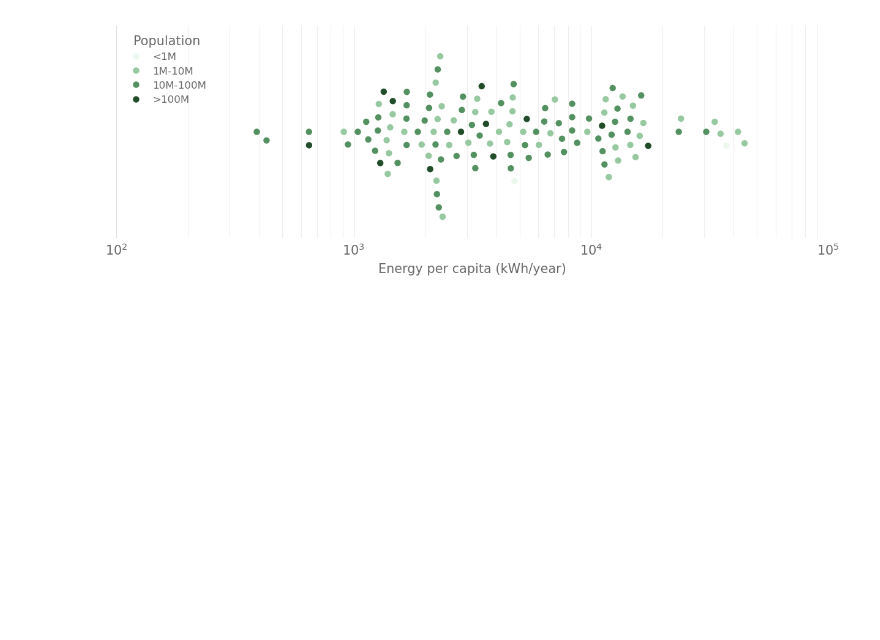
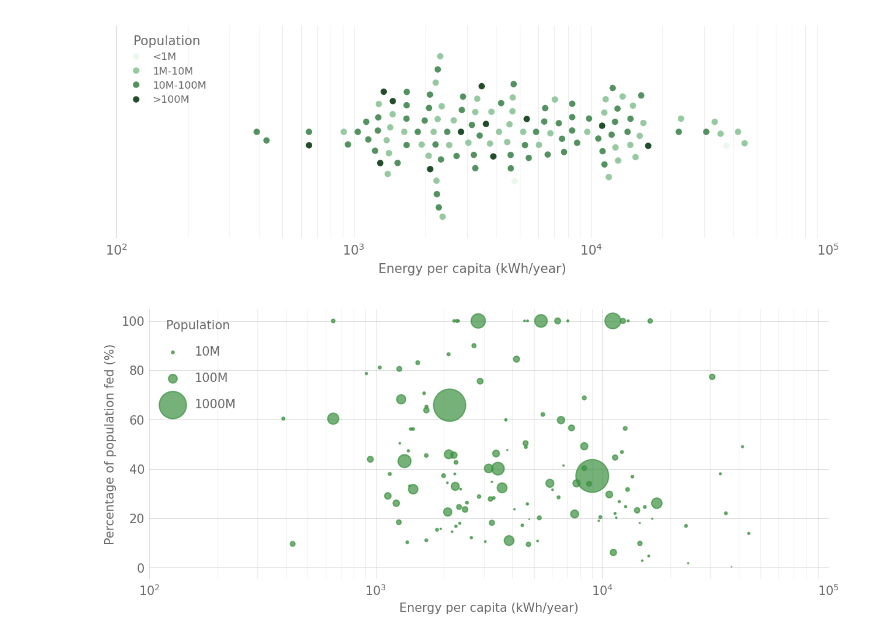
Before and after one commit to allfed/Renewables-Nuclear-Winter, a Jupyter notebook: scripts/Available-energy.ipynb, the cells around one changed output. Cells and saved outputs as stored; diff of their text form; code cells hidden in the pictures; blank space fills up the shorter version.

Commit message:
second version energy per capita plot

```diff
--- a/scripts/Available-energy.ipynb
+++ b/scripts/Available-energy.ipynb
@@ -49,4 +49,10 @@ for year in [1]:
     )
+# %%
+dfkeep["population_category"] = pd.cut(
+    dfkeep["population"] * 1e6,
+    bins=[0, 1e6, 1e7, 1e8, 1e9],
+    labels=["<1M", "1M-10M", "10M-100M", ">100M"],
+)
 # %%
 # drop nan country
 dfkeep = dfkeep.dropna(subset=["country"])
@@ -54,6 +60,9 @@ dfkeep = dfkeep.dropna(subset=["country"])
 # drop countries with no baseline power data or zero
 dfkeep = dfkeep.dropna(subset=["total_power_baseline_GW"])
 dfkeep = dfkeep[dfkeep["total_power_baseline_GW"] > 0]
+# %%
+# pct_fed cannot be >100, force to 100
+dfkeep["pct_fed"] = np.minimum(dfkeep["pct_fed"], 100)
 # %%
 # Filter the DataFrame df to select only the columns that start with 'energy_per_capita_kWh_year'
 df_energy = dfkeep.filter(like="energy_per_capita_kWh_year")
@@ -149,3 +155,43 @@ for handle, label in zip(legend.legendHandles, legend.get_texts()):
     label.set_position((new_x, orig_pos[1]))
 # %% [output]
 [figure]
+# %%
+dfkeep["sizes"] = np.sqrt(df["population"] * 1000)
+# %%
+plt.scatter(
+    dfkeep["energy_per_capita_kWh_year1"],
+    dfkeep["pct_fed"],
+    s=2*dfkeep["population"],
+    edgecolors=None,
+    alpha=0.7,
+    marker=".",
+)
+
+plt.xscale("log")
+plt.xlim(100, 1e5 + 100)
+plt.xlabel("Energy per capita (kWh/year)", color="dimgray")
+plt.ylabel("Percentage of population fed (%)", color="dimgray")
+
+# add minor grid
+plt.grid(True, which="minor", ls="-", alpha=0.2, lw=0.5)
+
+sizes = [10, 100, 1000]
+labels = ["10M", "100M", "1000M"]
+
+handles = [
+    plt.scatter([], [], s=2*s, marker=".", color="#3A913F", alpha=0.7, edgecolors=None)
+    for s in sizes
+]
+
+# remove title from legend and use smaller fonts
+legend = plt.legend(
+    handles=handles,
+    labels=labels,
+    title="Population",
+    # fontsize=8,
+    loc="upper left",
+    frameon=False,
+    labelspacing=1.2,
+)
+# %% [output]
+[figure, added]
```
Also changed, not shown: parts of 5 cells of this notebook.
